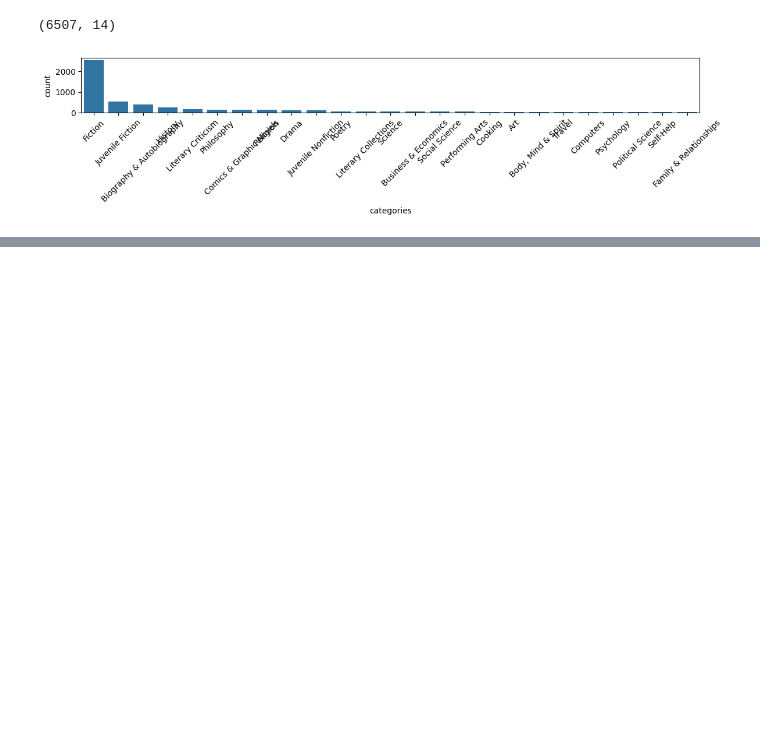
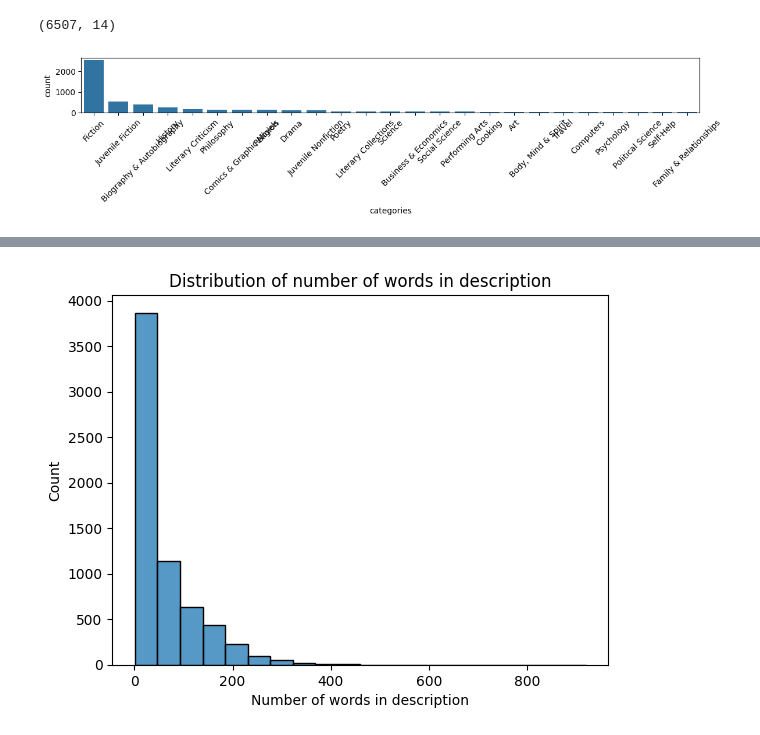
Before and after one commit to YashMasane/Book-Match-Intelligent-AI-Powered-Book-Recommendations, a Jupyter notebook: model.ipynb, the cells around one changed output, grey strips where cells are left out. Cells and saved outputs as stored; diff of their text form; code cells hidden in the pictures; blank space fills up the shorter version.

Commit message:
data cleaning done

```diff
--- a/model.ipynb
+++ b/model.ipynb
@@ -143,3 +143,9 @@ plt.tight_layout()
 # There is very uneven distribution of books in the categories
 # %% [output]
 [figure]
+# %%
+# since we have lots of description having only single or two words, such descriptions are not useful,
+# we will have to remove such descriptions
+# checking how many words are in the description
+
+book_missing['words_in_description'] = book_missing['description'].str.split().str.len()
@@ -145,0 +167,8 @@ plt.tight_layout()
+# %%
+sns.histplot(data=book_missing, x='words_in_description', bins=20)
+plt.xlabel('Number of words in description')
+plt.ylabel('Count')
+plt.title('Distribution of number of words in description')
+plt.show()
+# %% [output]
+[figure, added]
```
Also changed, not shown: parts of 13 cells of this notebook.
